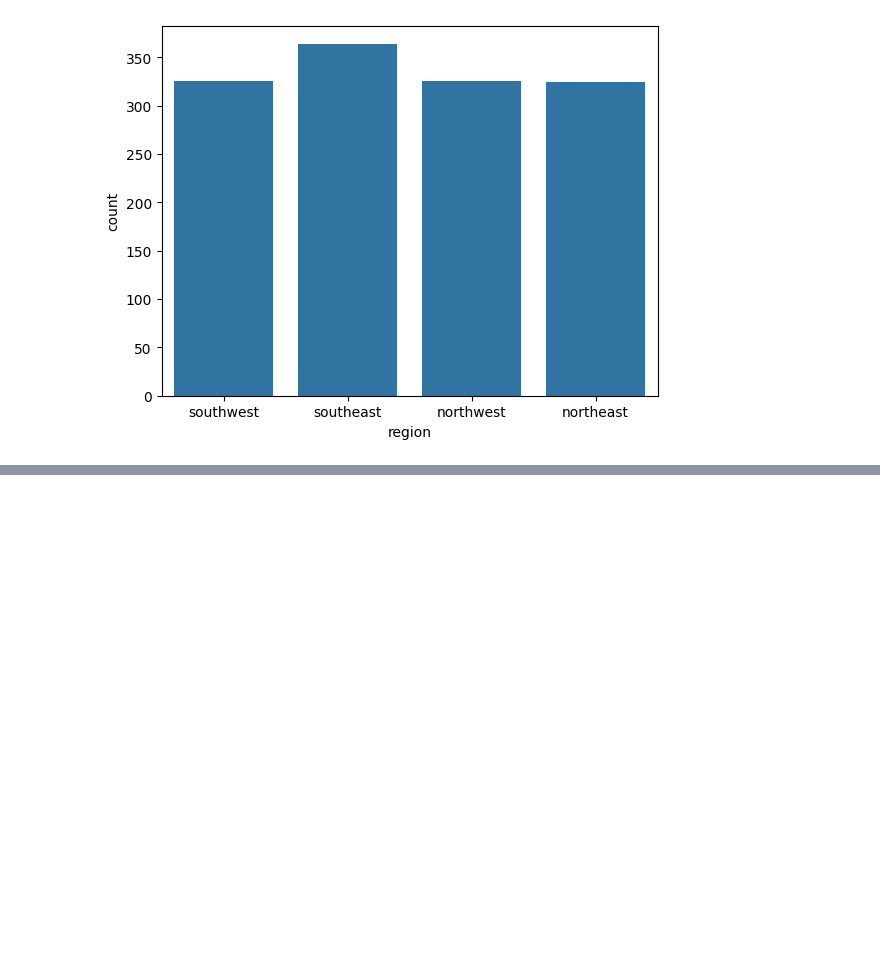
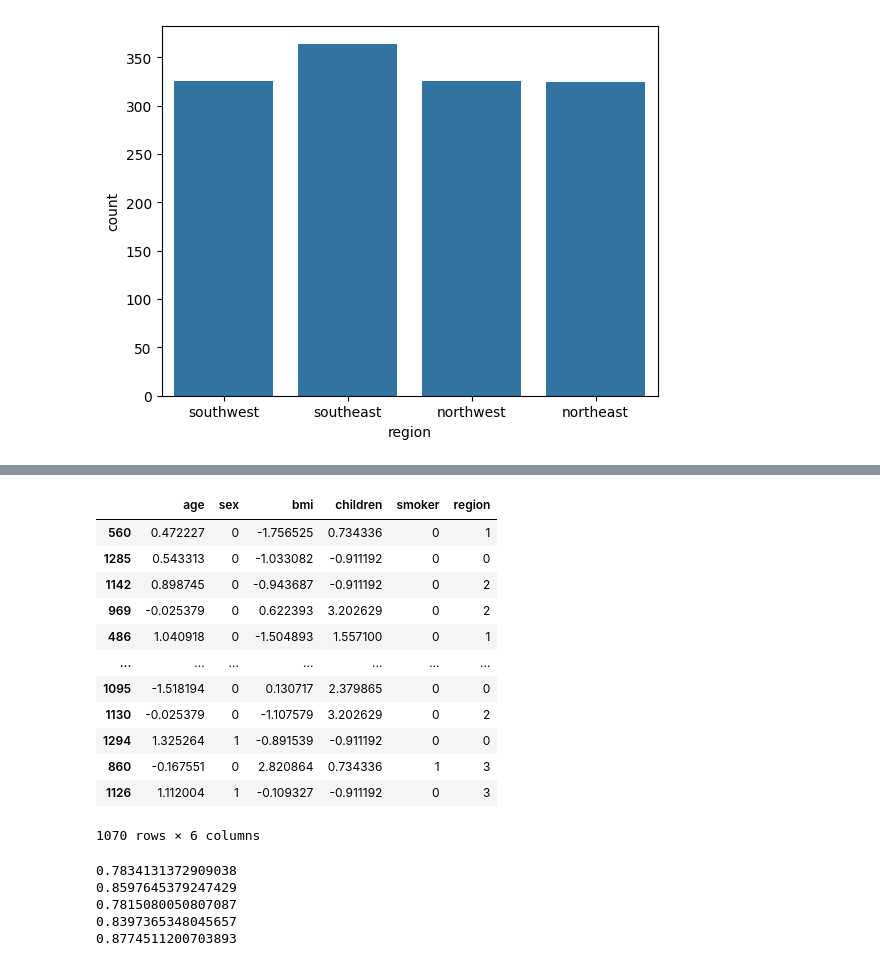
Before and after one commit to lalitha-sahitya/Predicting-Charges, a Jupyter notebook: predicting_charges.ipynb, the cells around one changed output, grey strips where cells are left out. Saved outputs shown, nothing was run; the diff lists cells and outputs as text; code cells hidden in the pictures; blank space fills up the shorter version.

```diff
--- a/predicting_charges.ipynb
+++ b/predicting_charges.ipynb
@@ -111,3 +115,9 @@ for i in data.select_dtypes(include='object').columns:
 [figure]
 [figure]
 [figure]
+# %%
+x=data.drop('charges',axis=1)
+y=data['charges']
+# %%
+from sklearn.model_selection import train_test_split
+x_train,x_test,y_train,y_test=train_test_split(x,y,test_size=0.2,random_state=42)
@@ -113,0 +132,12 @@ for i in data.select_dtypes(include='object').columns:
+# %%
+from sklearn.preprocessing import StandardScaler
+sc=StandardScaler()
+for i in x_train.select_dtypes(include='number').columns:
+  x_train[i]=sc.fit_transform(x_train[[i]])
+  x_test[i]=sc.fit_transform(x_test[[i]])
+# %%
+from sklearn.preprocessing import LabelEncoder
+le=LabelEncoder()
+for i in data.select_dtypes(include='object').columns:
+  x_train[i]=le.fit_transform(x_train[i])
+  x_test[i]=le.fit_transform(x_test[i])
@@ -113,0 +162,16 @@ for i in data.select_dtypes(include='object').columns:
+# %%
+x_train
+# %% [output]
+|  | age | sex | bmi | children | smoker | region |
+| 560 | 0.472227 | 0 | -1.756525 | 0.734336 | 0 | 1 |
+| 1285 | 0.543313 | 0 | -1.033082 | -0.911192 | 0 | 0 |
+| 1142 | 0.898745 | 0 | -0.943687 | -0.911192 | 0 | 2 |
+| 969 | -0.025379 | 0 | 0.622393 | 3.202629 | 0 | 2 |
+| 486 | 1.040918 | 0 | -1.504893 | 1.557100 | 0 | 1 |
+| ... | ... | ... | ... | ... | ... | ... |
+| 1095 | -1.518194 | 0 | 0.130717 | 2.379865 | 0 | 0 |
+| 1130 | -0.025379 | 0 | -1.107579 | 3.202629 | 0 | 2 |
+| 1294 | 1.325264 | 1 | -0.891539 | -0.911192 | 0 | 0 |
+| 860 | -0.167551 | 0 | 2.820864 | 0.734336 | 1 | 3 |
+| 1126 | 1.112004 | 1 | -0.109327 | -0.911192 | 0 | 3 |
+1070 rows × 6 columns
@@ -113,0 +191,9 @@ for i in data.select_dtypes(include='object').columns:
+# %%
+for i in models:
+  print(predicts(i))
+# %% [output]
+0.7834131372909038
+0.8597645379247429
+0.7815080050807087
+0.8397365348045657
+0.8774511200703893
```
Also changed, not shown: parts of 8 cells of this notebook.
